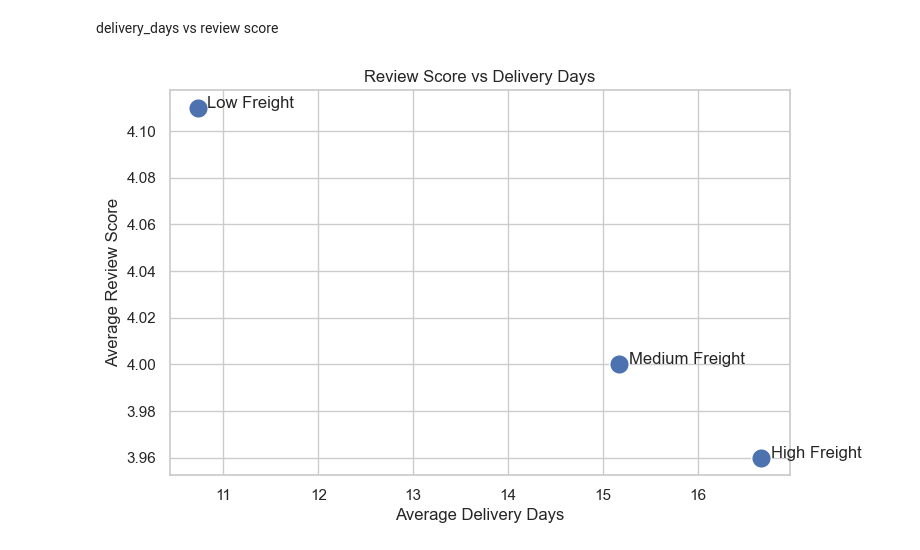
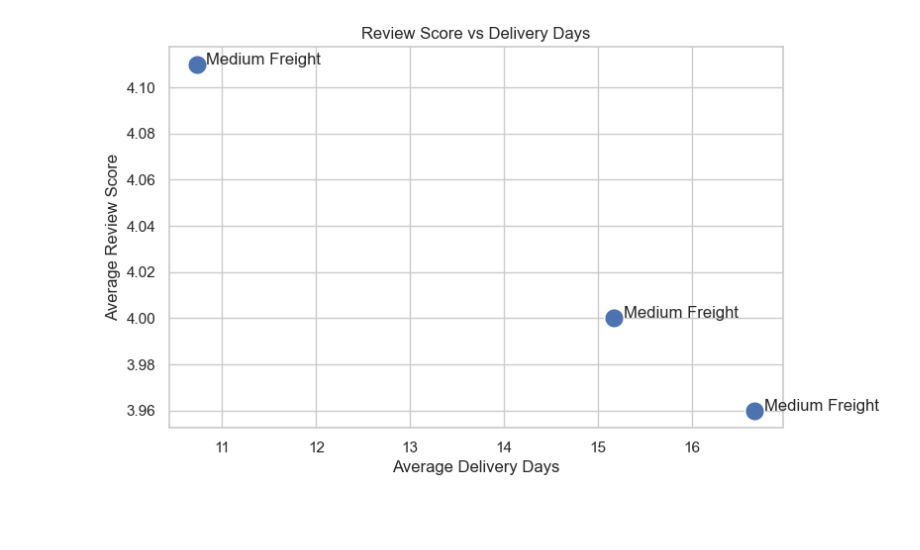
Before and after one commit to DRACULA279/olist-marketplace-intelligence, a Jupyter notebook: Python/Notebooks/deliveery_analysis.ipynb, the cells around one changed output. Saved outputs shown, nothing was run; the diff lists cells and outputs as text; code cells hidden in the pictures; blank space fills up the shorter version.

```diff
--- a/Python/Notebooks/deliveery_analysis.ipynb
+++ b/Python/Notebooks/deliveery_analysis.ipynb
@@ -43,48 +90,31 @@ plt.show()
-# %% [markdown]
-delivery_days vs review score
 # %%
-review_delivery = pd.DataFrame({
-
-    'Freight Segment' : ['Low Freight','Medium Freight','High Freight'],
-
-    'Avg Delivery Days' : [10.73,15.17,16.67],
-
-    'Avg Review Score' : [4.11,4.00,3.96]
-
-})
-
+ # frieghtsegment vs review scores
 sns.set_theme(style='whitegrid')
 
 plt.figure(figsize=(8,5))
 
 sns.scatterplot(
+    data = delivery_df,
 
-    data=review_delivery,
-
-    x='Avg Delivery Days',
-    y='Avg Review Score',
-
-    s=200
+    x = 'avg_delivery_days',
+    y = 'avg_review_score',
+    s = 200
 
 )
 
-for i in range(len(review_delivery)):
+for i in range(len(delivery_df)):
 
     plt.text(
-
-        review_delivery['Avg Delivery Days'][i] + 0.1,
-
-        review_delivery['Avg Review Score'][i],
-
-        review_delivery['Freight Segment'][i]
-
+        delivery_df['avg_delivery_days'][i] + 0.1,
+        delivery_df['avg_review_score'][i],
+        delivery_df['freight_segment'][1]
     )
 
 plt.title('Review Score vs Delivery Days')
 
 plt.xlabel('Average Delivery Days')
 plt.ylabel('Average Review Score')
 
 plt.show()
 # %% [output]
-[figure, old version]
+[figure, new version]
```
Also changed, not shown: parts of 6 cells of this notebook, 2 other files.
